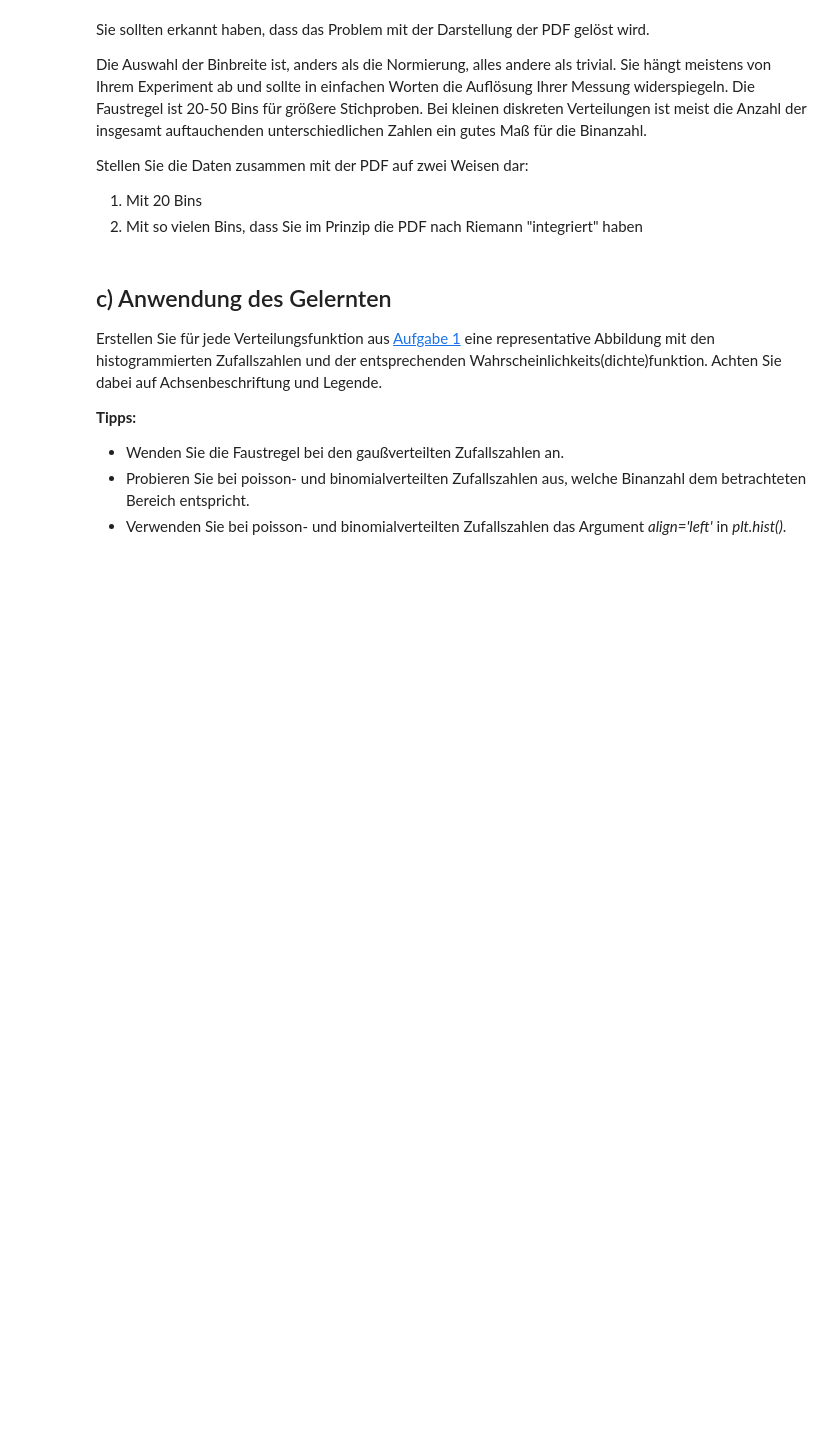
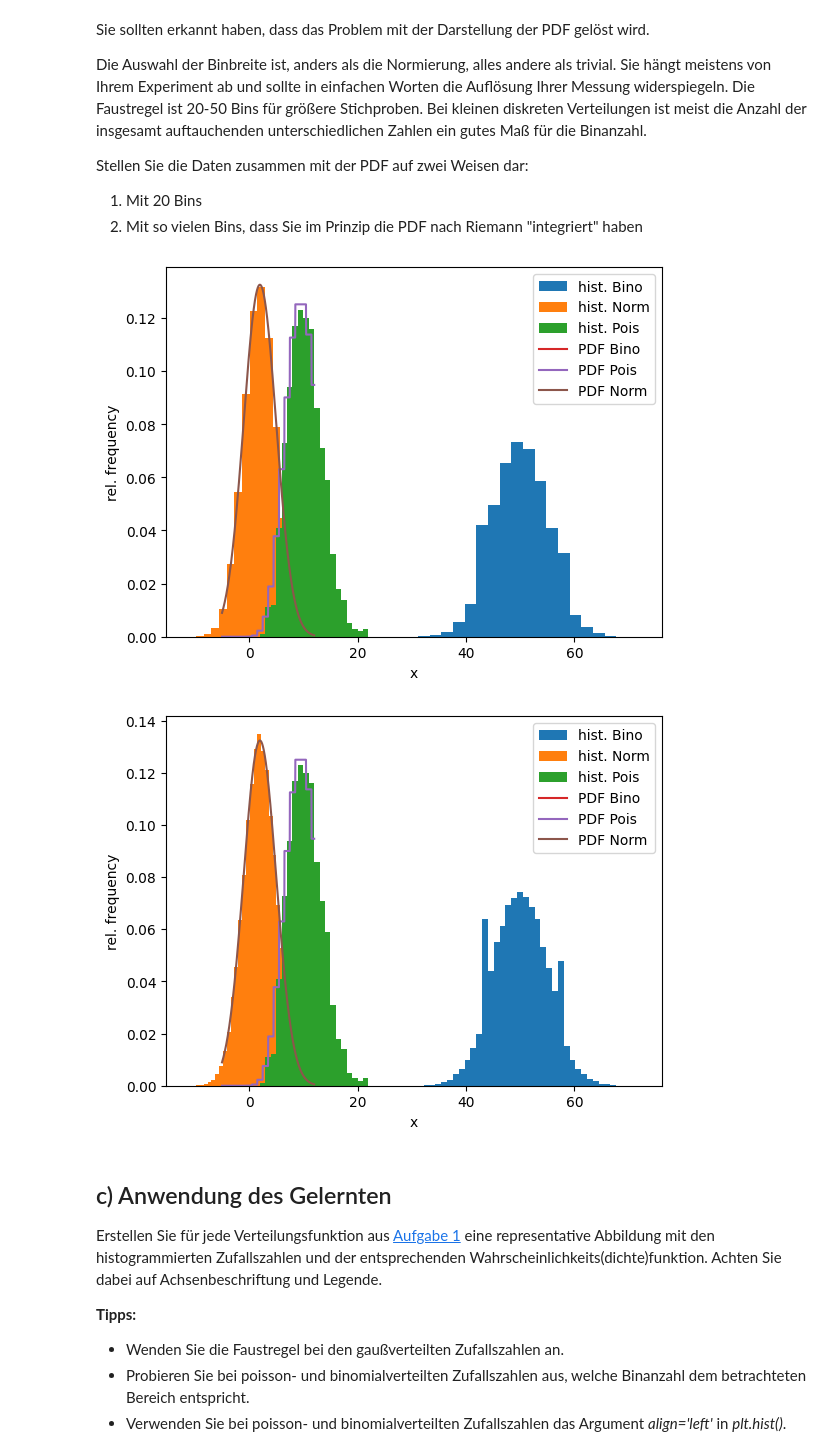
Before and after one commit to AlFa-Tier/Uni_codes, a Jupyter notebook: Stat. Datenauswertung/AufgabenBlätter/Blatt01.ipynb, the cells around one changed output. Saved outputs shown, nothing was run; the diff lists cells and outputs as text; code cells hidden in the pictures; blank space fills up the shorter version.

```diff
--- a/Stat. Datenauswertung/AufgabenBlätter/Blatt01.ipynb
+++ b/Stat. Datenauswertung/AufgabenBlätter/Blatt01.ipynb
@@ -275,3 +281,39 @@ plt.show()
+# %%
+# plot histogram and distribution for 20 bins
+plt.hist(results_bino, density=(True), label='hist. Bino', bins= 20)
+plt.hist(results_norm, density=(True), label='hist. Norm', bins= 20)
+plt.hist(results_pois, density=(True), label='hist. Pois', bins= 20)
+
+plt.plot(x_gPDF,fBinomial(x_gPDF, mean, std), label='PDF Bino')
+plt.plot(x_gPDF,fPoisson(x_gPDF, nu_P=nu), label='PDF Pois')
+plt.plot(x_gPDF,fGauss(x_gPDF,mean, std), label='PDF Norm')
+
+# adjust plot
+plt.xlabel('x')
+plt.ylabel('rel. frequency')
+plt.legend(loc='best')
+
+plt.show()
+
+# plot histogram and distribution for many bins
+
+plt.hist(results_bino, density=(True), label='hist. Bino', bins= 40)
+plt.hist(results_norm, density=(True), label='hist. Norm', bins= 40)
+plt.hist(results_pois, density=(True), label='hist. Pois', bins= 20)
+
+plt.plot(x_gPDF,fBinomial(x_gPDF, mean, std), label='PDF Bino')
+plt.plot(x_gPDF,fPoisson(x_gPDF, nu_P=nu), label='PDF Pois')
+plt.plot(x_gPDF,fGauss(x_gPDF,mean, std), label='PDF Norm')
+
+# adjust plot
+plt.xlabel('x')
+plt.ylabel('rel. frequency')
+plt.legend(loc='best')
+
+plt.show()
+# %% [output]
+[figure, added]
+[figure, added]
 # %% [markdown]
 ## c) Anwendung des Gelernten
 Erstellen Sie für jede Verteilungsfunktion aus [Aufgabe 1](#Aufgabe1) eine representative Abbildung mit den histogrammierten Zufallszahlen und der entsprechenden Wahrscheinlichkeits(dichte)funktion. Achten Sie dabei auf Achsenbeschriftung und Legende.
```
Also changed, not shown: parts of 7 cells of this notebook.
